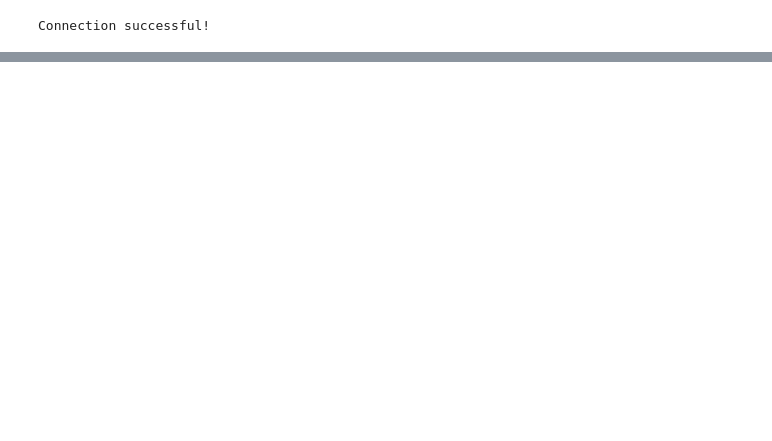
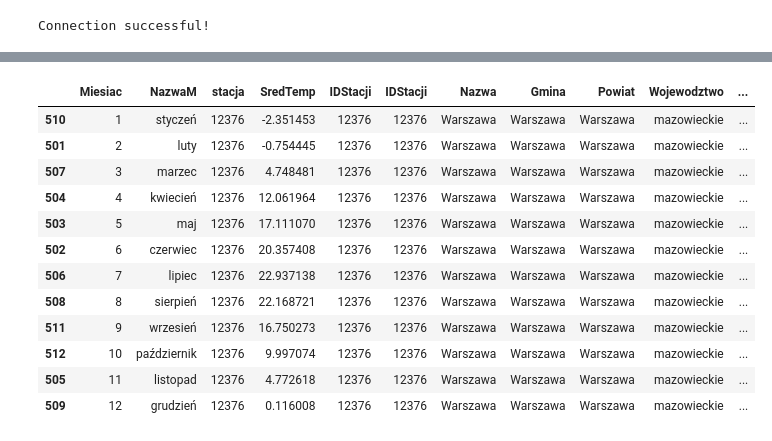
Before and after one commit to xeloth12/jupynotes, a Jupyter notebook: Lab2_DanePogodowe.ipynb, the cells around one changed output, grey strips where cells are left out. Saved outputs shown, nothing was run; the diff lists cells and outputs as text; code cells hidden in the pictures; blank space fills up the shorter version.

```diff
--- a/Lab2_DanePogodowe.ipynb
+++ b/Lab2_DanePogodowe.ipynb
@@ -81,0 +94,16 @@ memory usage: 45.9+ KB
+# %%
+dane_wawy_sorted
+# %% [output]
+|  | Miesiac | NazwaM | stacja | SredTemp | IDStacji | IDStacji | Nazwa | Gmina | Powiat | Wojewodztwo | ... |
+| 510 | 1 | styczeń | 12376 | -2.351453 | 12376 | 12376 | Warszawa | Warszawa | Warszawa | mazowieckie | ... |
+| 501 | 2 | luty | 12376 | -0.754445 | 12376 | 12376 | Warszawa | Warszawa | Warszawa | mazowieckie | ... |
+| 507 | 3 | marzec | 12376 | 4.748481 | 12376 | 12376 | Warszawa | Warszawa | Warszawa | mazowieckie | ... |
+| 504 | 4 | kwiecień | 12376 | 12.061964 | 12376 | 12376 | Warszawa | Warszawa | Warszawa | mazowieckie | ... |
+| 503 | 5 | maj | 12376 | 17.111070 | 12376 | 12376 | Warszawa | Warszawa | Warszawa | mazowieckie | ... |
+| 502 | 6 | czerwiec | 12376 | 20.357408 | 12376 | 12376 | Warszawa | Warszawa | Warszawa | mazowieckie | ... |
+| 506 | 7 | lipiec | 12376 | 22.937138 | 12376 | 12376 | Warszawa | Warszawa | Warszawa | mazowieckie | ... |
+| 508 | 8 | sierpień | 12376 | 22.168721 | 12376 | 12376 | Warszawa | Warszawa | Warszawa | mazowieckie | ... |
+| 511 | 9 | wrzesień | 12376 | 16.750273 | 12376 | 12376 | Warszawa | Warszawa | Warszawa | mazowieckie | ... |
+| 512 | 10 | październik | 12376 | 9.997074 | 12376 | 12376 | Warszawa | Warszawa | Warszawa | mazowieckie | ... |
+| 505 | 11 | listopad | 12376 | 4.772618 | 12376 | 12376 | Warszawa | Warszawa | Warszawa | mazowieckie | ... |
+| 509 | 12 | grudzień | 12376 | 0.116008 | 12376 | 12376 | Warszawa | Warszawa | Warszawa | mazowieckie | ... |
```
Also changed, not shown: parts of 4 cells of this notebook.
